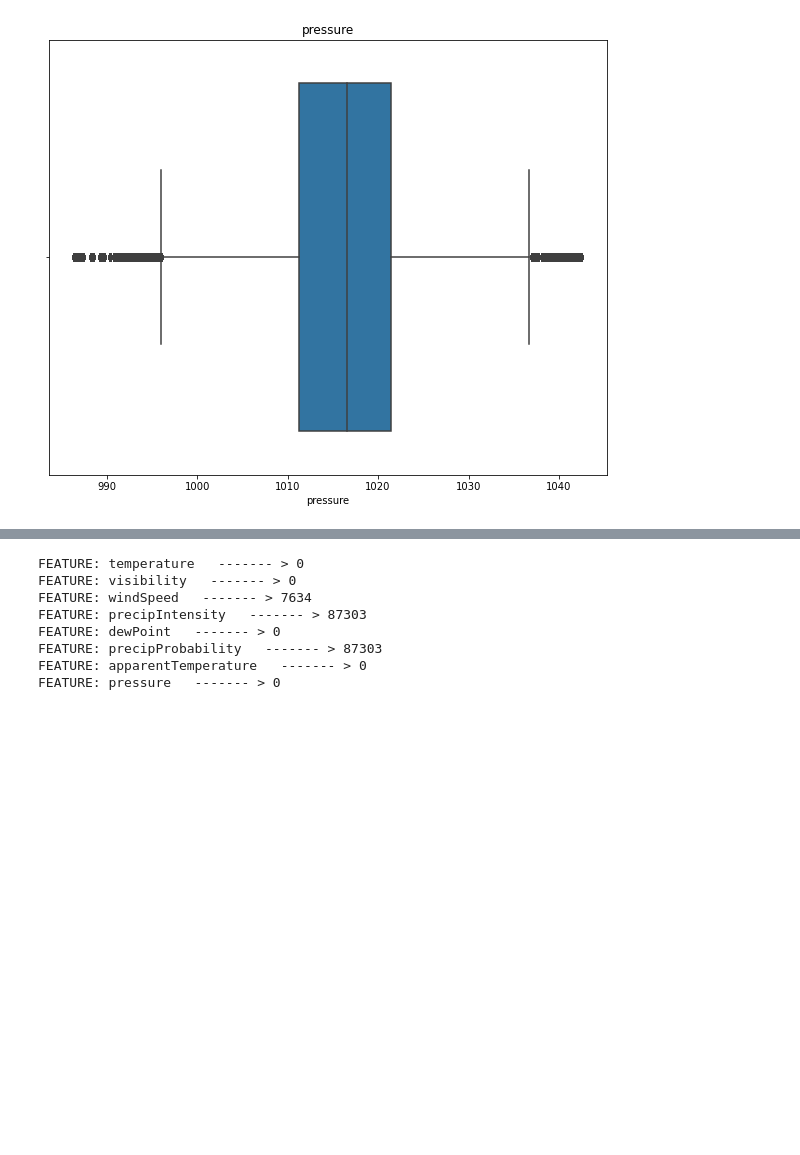
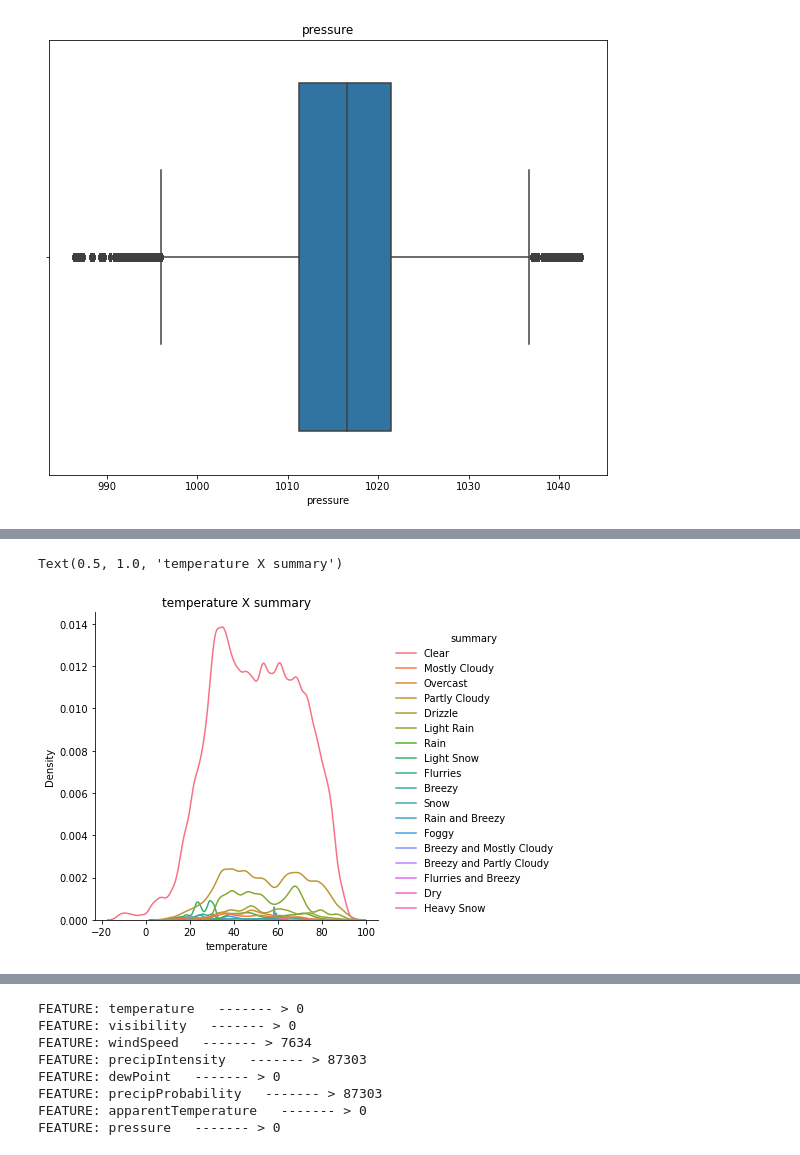
Before and after one commit to blackhat-coder/IoT-DataAnalysis, a Jupyter notebook: iot_dev.ipynb, the cells around one changed output, grey strips where cells are left out. Drawn from its saved outputs; the diff is of its cells as text; code cells hidden in the pictures; blank space fills up the shorter version.

```diff
--- a/iot_dev.ipynb
+++ b/iot_dev.ipynb
@@ -357,0 +391,23 @@ for j in num_weather:
+# %%
+def temperature_groupings(x):
+    if x <= 0:
+        return 'Freeze'
+    elif x >= 30 and x < 40:
+        return 'level 1 Hot'
+    elif x >= 40 and x < 50:
+        return 'level 2 Hot'
+    elif x >= 50 and x < 100:
+        return 'extreme Hot'
+    elif x >= 23 and x < 30:
+        return 'normal'
+    elif x >= 18 and x < 23:
+        return 'level 1 cold'
+    elif x > 0 and x < 10:
+        return 'extreme cold'
+    elif x >= 10 and x < 18:
+        return 'level 2 cold'
+    else:
+        return 'Not grouped'
+
+
+data['temp_group'] = data['temperature'].apply(temperature_groupings)
@@ -357,0 +428,6 @@ for j in num_weather:
+# %%
+sns.displot(data=data , x='temperature', hue='summary', kind="kde")
+plt.title('temperature X summary')
+# %% [output]
+Text(0.5, 1.0, 'temperature X summary')
+[figure, added]
```
Also changed, not shown: parts of 13 cells of this notebook.
